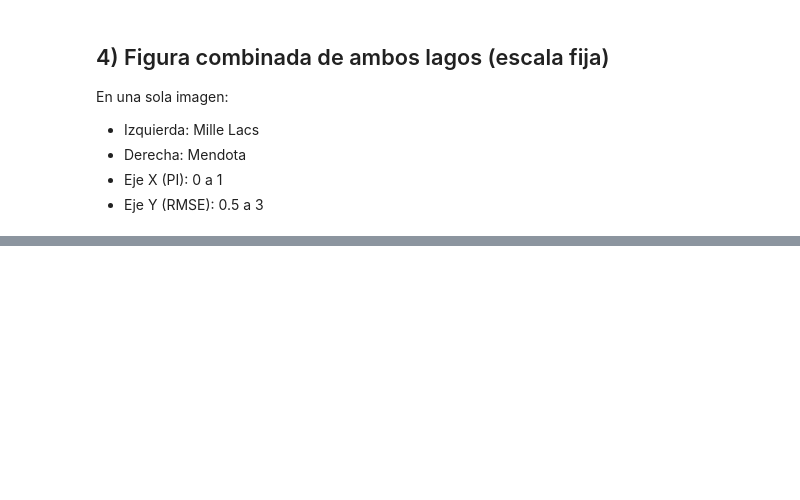
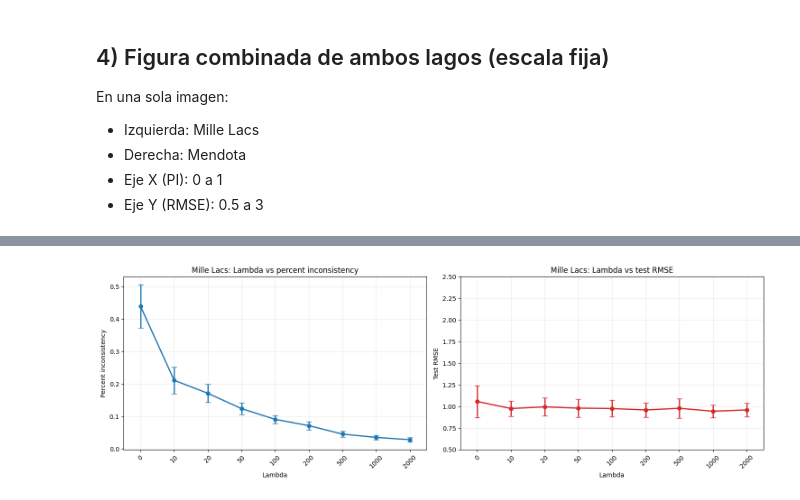
Before and after one commit to isabelnieto900/PGNN-lake-temp, a Jupyter notebook: results_analysis.ipynb, the cells around one changed output, grey strips where cells are left out. Saved outputs shown, nothing was run; the diff lists cells and outputs as text; code cells hidden in the pictures; blank space fills up the shorter version.

```diff
--- a/results_analysis.ipynb
+++ b/results_analysis.ipynb
@@ -825,0 +830,77 @@ Archivos encontrados (NN + PGNN0 + PGNN): 829
+# %%
+lambda_candidates = [0, 10, 20, 50, 100, 200, 500, 1000, 2000]
+
+lambda_df = valid_df.copy()
+lambda_df['tr_size'] = pd.to_numeric(lambda_df['file'].str.extract('trsize([0-9]+)')[0], errors='coerce')
+lambda_df['lambda_value'] = pd.to_numeric(
+    lambda_df['file'].str.extract('lamda([0-9]+(?:pt[0-9]+)?)')[0].str.replace('pt', '.', regex=False),
+    errors='coerce',
+ )
+lambda_df = lambda_df[lambda_df['model'].isin(['PGNN0', 'PGNN'])].copy()
+lambda_df = lambda_df[lambda_df['tr_size'] == 3000].copy()
+lambda_df = lambda_df.dropna(subset=['lambda_value'])
+
+if lambda_df.empty:
+    print('No hay corridas de PGNN/PGNN0 con trsize3000 para graficar lambda.')
+else:
+    lambda_df['lambda_value'] = lambda_df['lambda_value'].astype(float)
+
+    lake_name = 'mille_lacs'
+    lake_df = lambda_df[lambda_df['lake'] == lake_name].copy()
+
+    if lake_df.empty:
+        print('No hay datos de lambda para Mille Lacs.')
+    else:
+        lambda_stats = (
+            lake_df
+            .groupby('lambda_value', as_index=False)
+            .agg(
+                n_runs=('file', 'count'),
+                phy_mean=('physical_inconsistency', 'mean'),
+                phy_std=('physical_inconsistency', 'std'),
+                error_mean=('error', 'mean'),
+                error_std=('error', 'std')
+            )
+            .sort_values('lambda_value')
+            .set_index('lambda_value')
+            .reindex(lambda_candidates)
+            .reset_index()
+            .rename(columns={'index': 'lambda_value'})
+        )
+
+        lambda_stats['phy_std'] = lambda_stats['phy_std'].fillna(0.0)
+        lambda_stats['error_std'] = lambda_stats['error_std'].fillna(0.0)
+
+        display(lambda_stats)
+
+        fig, axes = plt.subplots(1, 2, figsize=(15, 5), sharex=True)
+        x_positions = np.arange(len(lambda_candidates))
+        panels = [
+            ('phy_mean', 'phy_std', 'Percent inconsistency', 'Lambda vs percent inconsistency'),
+            ('error_mean', 'error_std', 'Test RMSE', 'Lambda vs test RMSE'),
+        ]
+
+        for ax, (value_col, std_col, ylabel, title) in zip(axes, panels):
+            ax.errorbar(
+                x_positions,
+                lambda_stats[value_col],
+                yerr=lambda_stats[std_col],
+                fmt='o-',
+                capsize=4,
+                linewidth=2,
+                color='#1f77b4' if value_col == 'phy_mean' else '#d62728',
+            )
+            ax.set_title('Mille Lacs: ' + title)
+            ax.set_xlabel('Lambda')
+            ax.set_ylabel(ylabel)
+            ax.set_xticks(x_positions)
+            ax.set_xticklabels([str(v) for v in lambda_candidates])
+            ax.tick_params(axis='x', rotation=45)
+            ax.set_xlim(-0.5, len(lambda_candidates) - 0.5)
+            if value_col == 'error_mean':
+                ax.set_ylim(0.5, 2.5)
+            ax.grid(alpha=0.25)
+
+        plt.tight_layout()
+        plt.show()
+# %% [output]
@@ -825,0 +917 @@ Archivos encontrados (NN + PGNN0 + PGNN): 829
+[figure, added]
```
Also changed, not shown: parts of 9 cells of this notebook.
